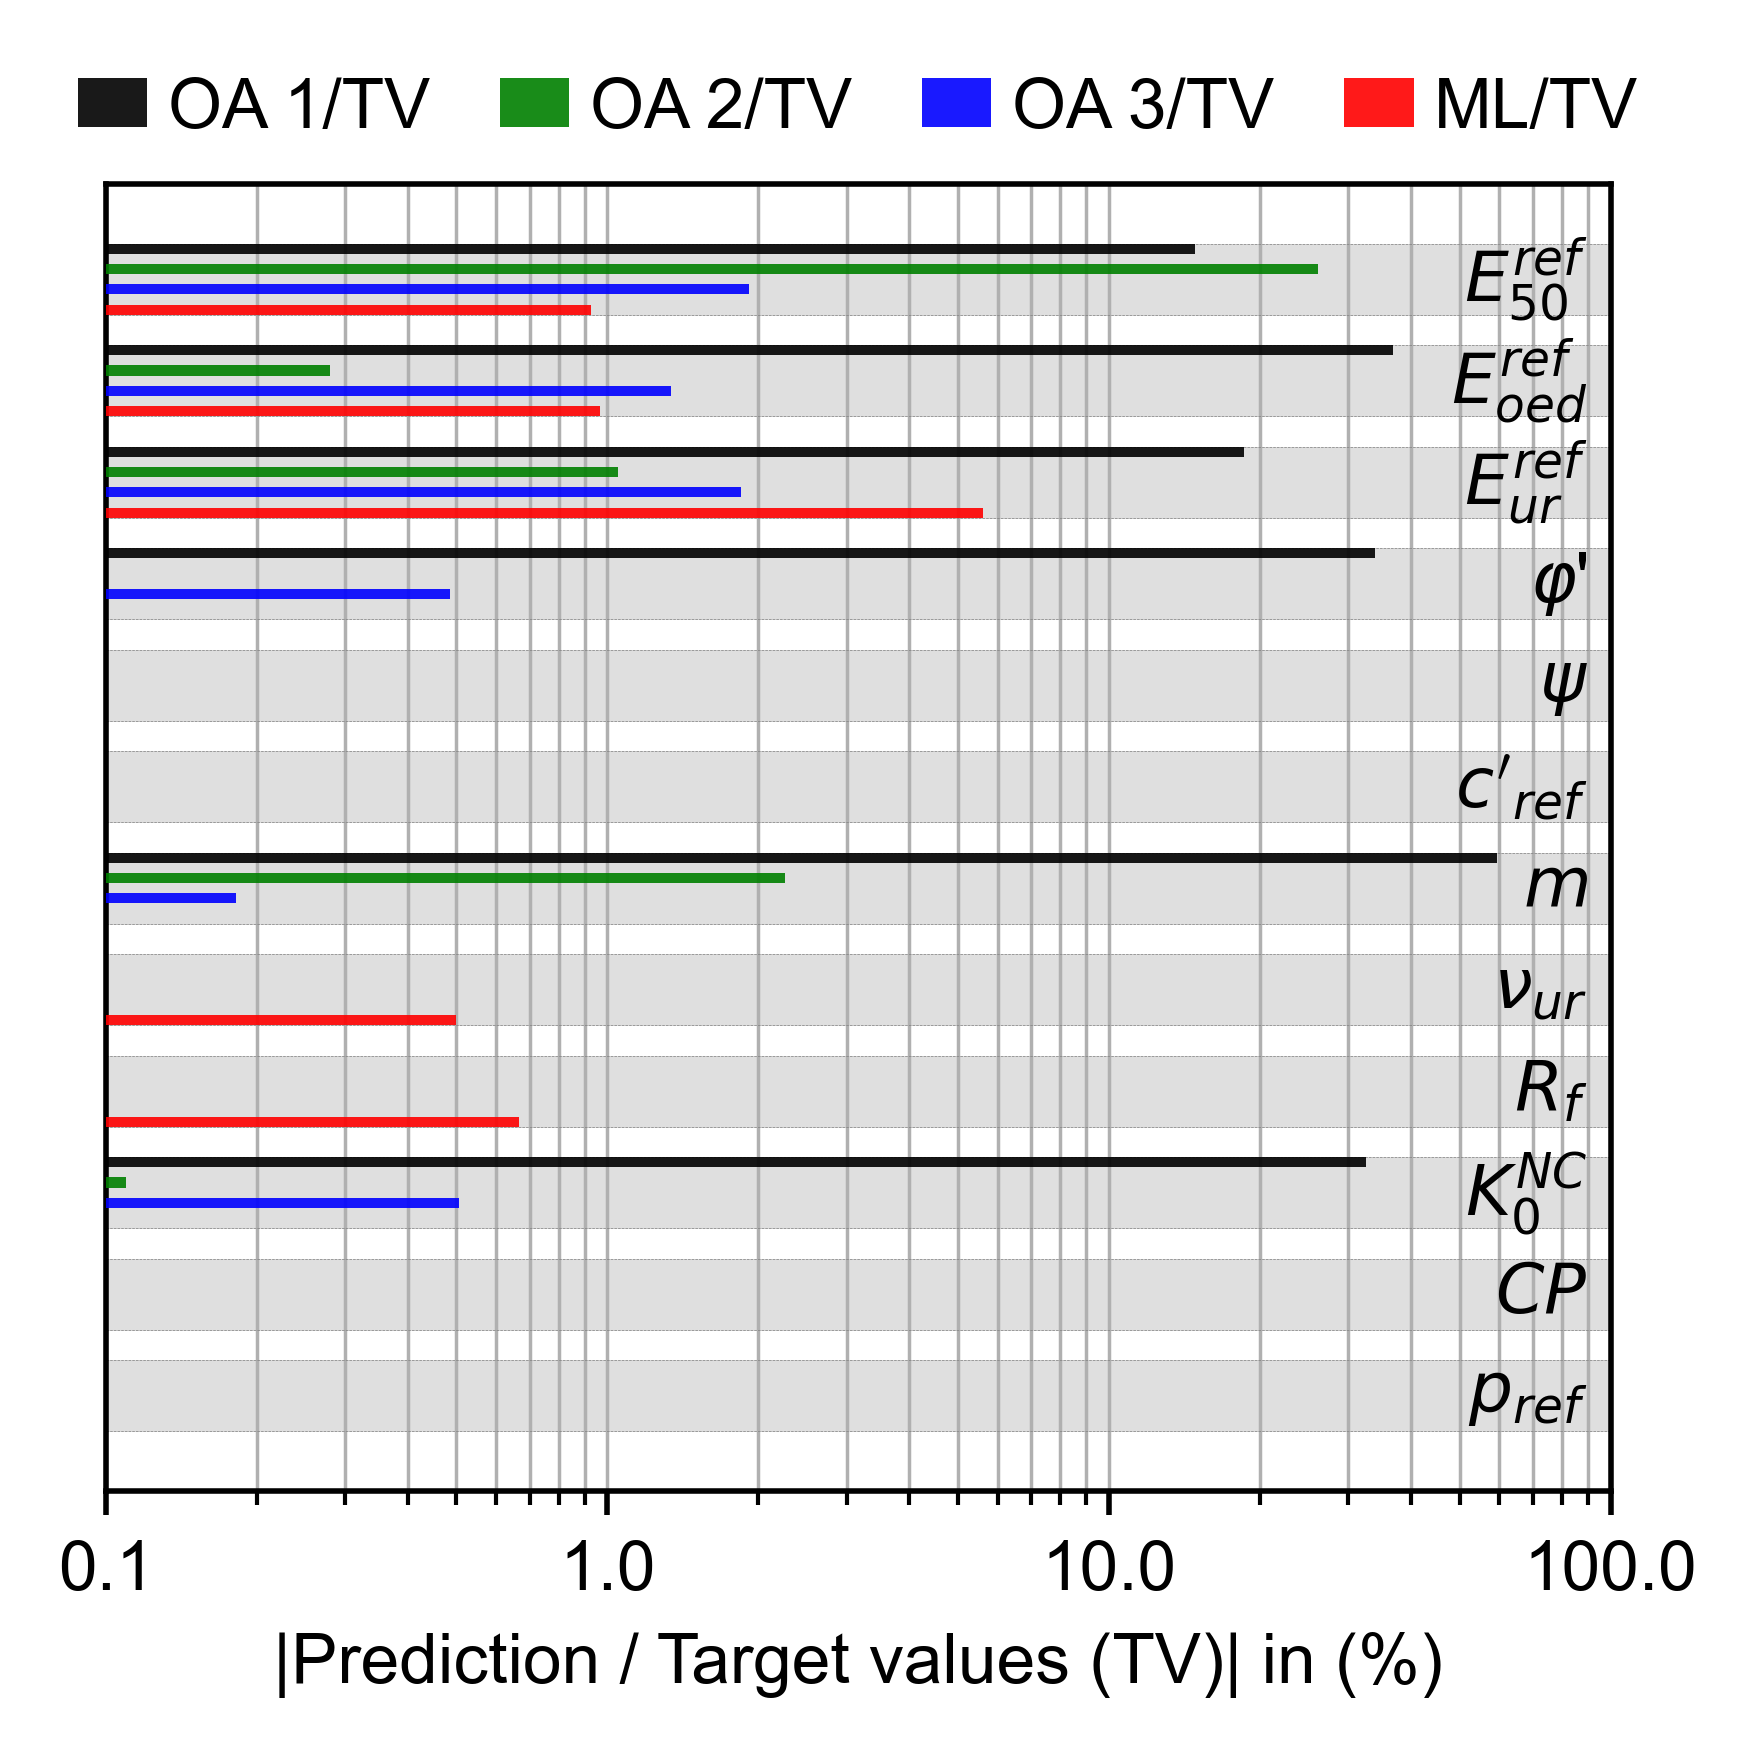
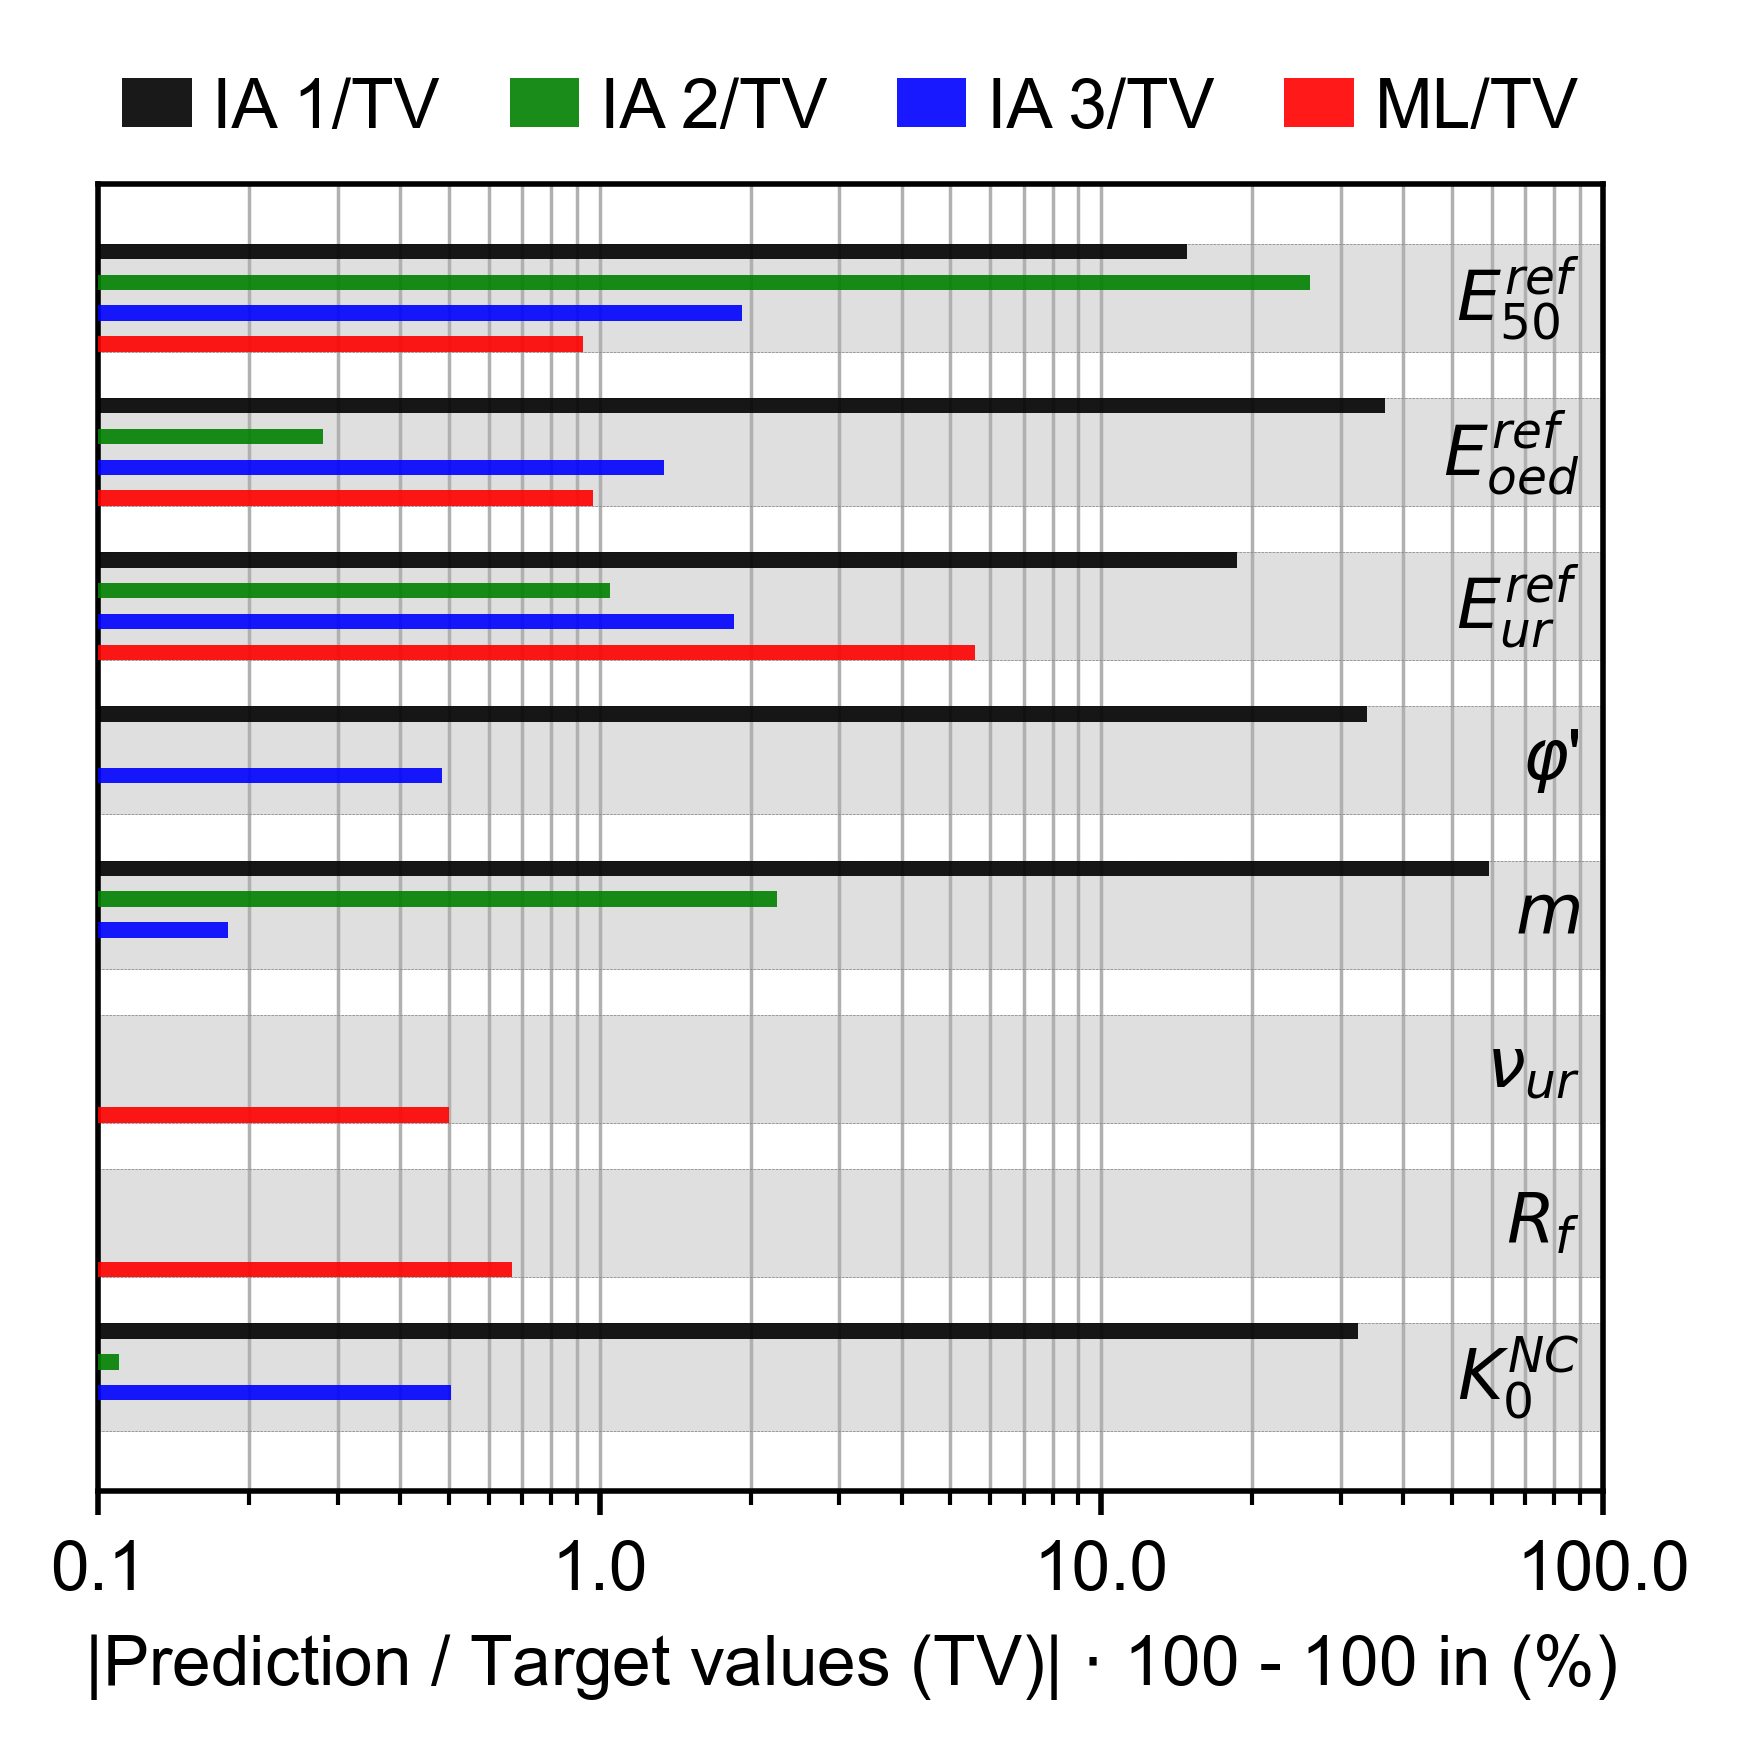
Unified diff of the notebook cell whose output changed from the first chart to the second:
--- before
+++ after
@@ -3,4 +3,11 @@
 
 bar_width = 0.1
+
+df = df.drop(df.index[-2:]).reset_index(drop=True) 
+df = df.drop(df.index[4:6]).reset_index(drop=True) 
+
+del input_column_label[-2:] 
+del input_column_label[4:6]
+
 index = range(len(df))
 
@@ -9,4 +16,5 @@
 for i in range(4):
     bar_positions = [x + 2 * i * bar_width for x in index]
+    print(bar_positions)
     values = abs((df.iloc[:, 3 + i] / df['Target']) * 100 - 100)
     bars = axs.barh(bar_positions, values, bar_width, label=f'{df.columns[3 + i]}/TV', alpha=0.9, lw = 0,edgecolor='black', color=colors[i], zorder=10)
@@ -17,5 +25,4 @@
 axs.tick_params(axis='y', length=0)
 axs.set_yticklabels(['']*len(input_column_label), rotation=0) 
-
 
 for idx, param in enumerate(input_column_label):
@@ -35,6 +42,5 @@
 axs.get_xaxis().set_major_formatter(plt.FuncFormatter(lambda x, _: f'{x:.1f}'))
 axs.legend(loc='upper center', bbox_to_anchor=(0.50, 1.13), frameon=False, ncol=4, handlelength=1, handletextpad=0.3, columnspacing=1)
-axs.set_xlabel('|Prediction / Target values (TV)| in (%)')
-
+axs.set_xlabel('|Prediction / Target values (TV)| $\cdot$ 100 - 100 in (%)')
 
 plt.subplots_adjust(left=0.04, right=0.95, bottom=0.13, top=0.92, wspace=0.40, hspace=0.2)

Commit: update